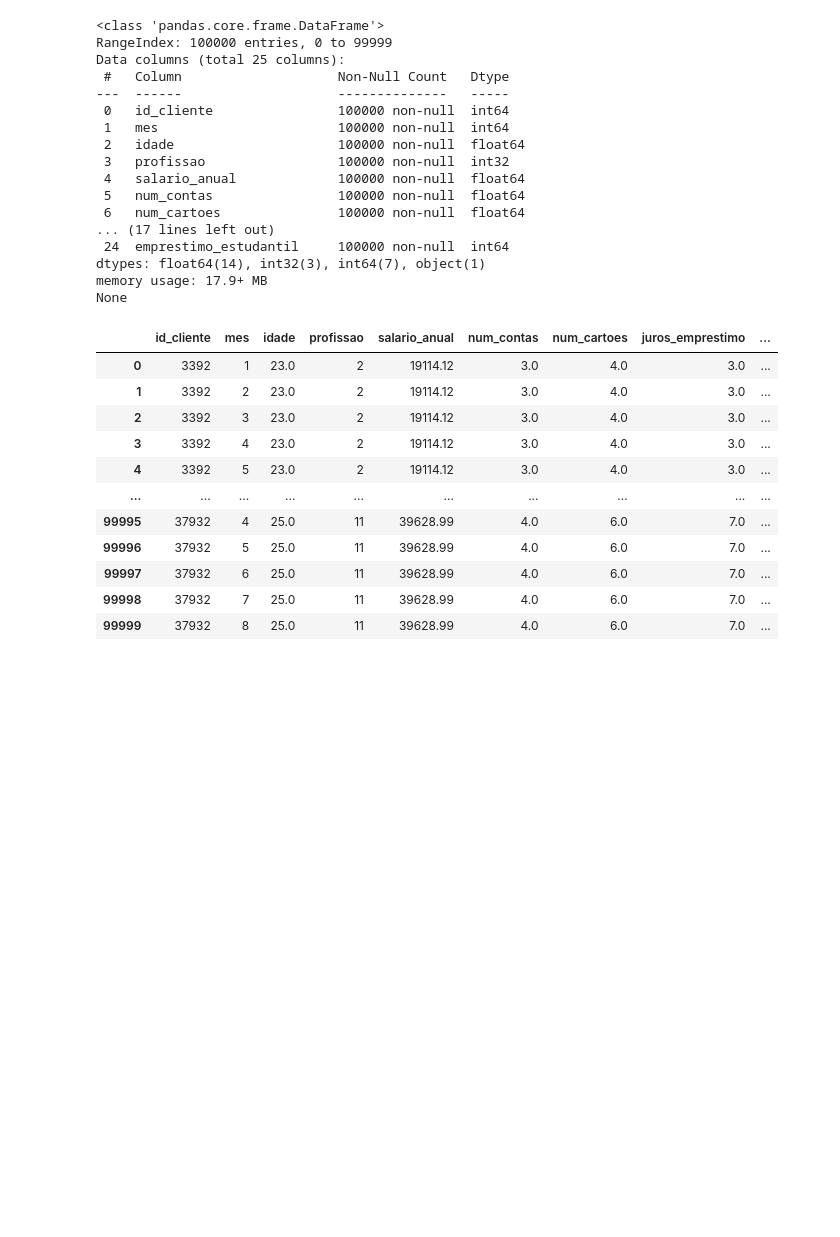
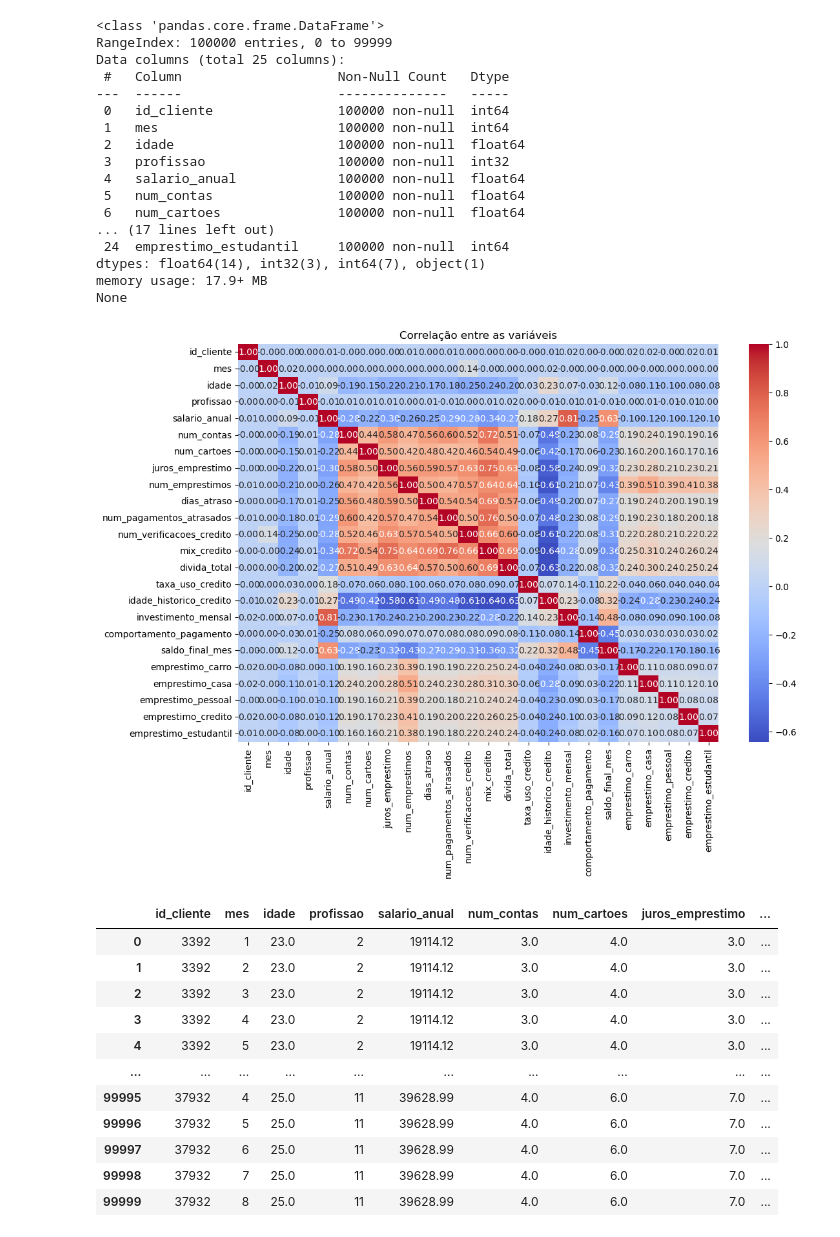
Before and after one commit to Haell39/Analise-Credito, a Jupyter notebook: main.ipynb, the cells around one changed output. Drawn from its saved outputs; the diff is of its cells as text; code cells hidden in the pictures; blank space fills up the shorter version.

```diff
--- a/main.ipynb
+++ b/main.ipynb
@@ -86,6 +127,15 @@ Data columns (total 25 columns):
 dtypes: float64(14), int32(3), int64(7), object(1)
 memory usage: 17.9+ MB
 None
+# %%
+# Mapa de calor das correlações
+numeric_cols = table.select_dtypes(include=['number'])
+plt.figure(figsize=(12, 8))
+sns.heatmap(numeric_cols.corr(), annot=True, cmap='coolwarm', fmt='.2f')
+plt.title('Correlação entre as variáveis')
+plt.show()
+# %% [output]
+[figure, added]
 # %%
 display(table)
 # Note que apenas a coluna score_credito não foi alterada, pois é a coluna que desejamos descobrir mais sobre
```
Also changed, not shown: parts of 11 cells of this notebook, 1 other file.
